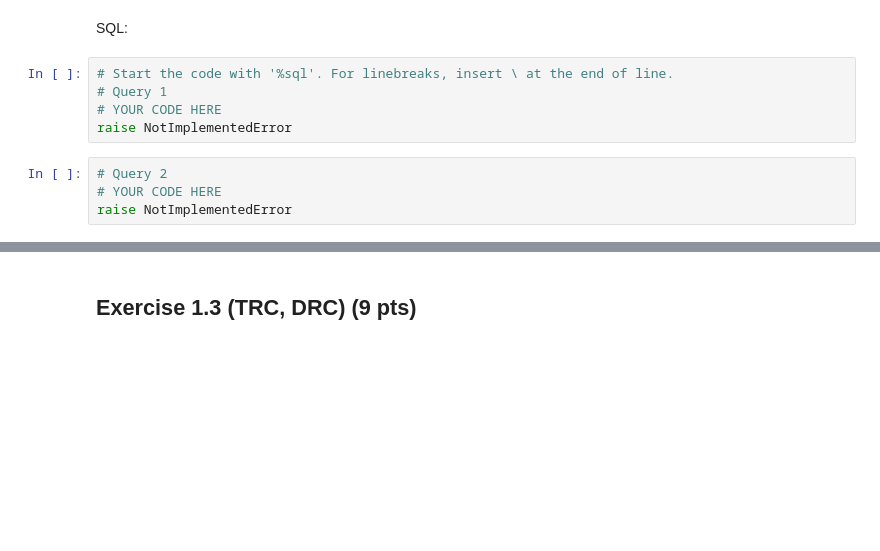
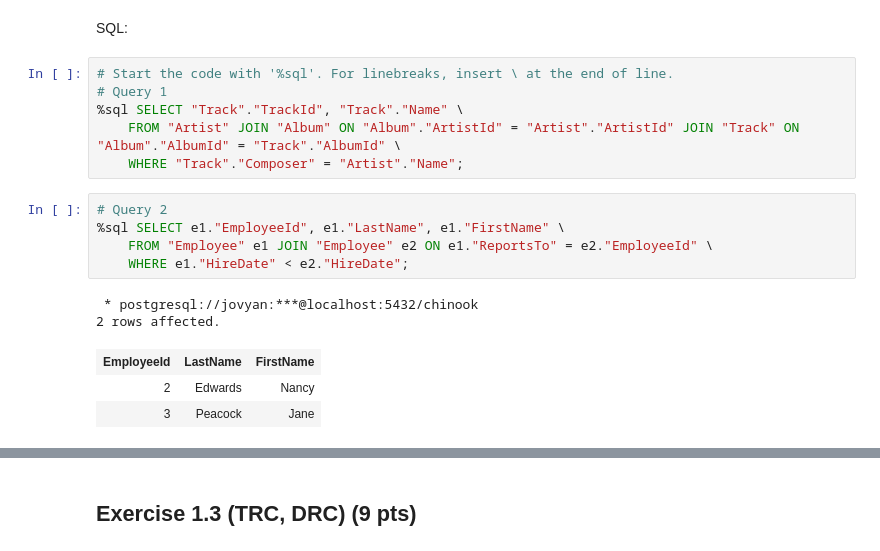
Before and after one commit to CodingTil/2022_23---Implementation-of-Databases---Exercises, a Jupyter notebook: exercise_1/exercise1_2223.ipynb, the cells around one changed output, grey strips where cells are left out. Drawn from its saved outputs; the diff is of its cells as text; blank space fills up the shorter version.

```diff
--- a/exercise_1/exercise1_2223.ipynb
+++ b/exercise_1/exercise1_2223.ipynb
@@ -189,11 +219,19 @@ SQL:
 # %%
 # Start the code with '%sql'. For linebreaks, insert \ at the end of line.
 # Query 1
-# YOUR CODE HERE
-raise NotImplementedError
+%sql SELECT "Track"."TrackId", "Track"."Name" \
+    FROM "Artist" JOIN "Album" ON "Album"."ArtistId" = "Artist"."ArtistId" JOIN "Track" ON "Album"."AlbumId" = "Track"."AlbumId" \
+    WHERE "Track"."Composer" = "Artist"."Name";
 # %%
 # Query 2
-# YOUR CODE HERE
-raise NotImplementedError
+%sql SELECT e1."EmployeeId", e1."LastName", e1."FirstName" \
+    FROM "Employee" e1 JOIN "Employee" e2 ON e1."ReportsTo" = e2."EmployeeId" \
+    WHERE e1."HireDate" < e2."HireDate";
+# %% [output]
+ * postgresql://jovyan:***@localhost:5432/chinook
+2 rows affected.
+| EmployeeId | LastName | FirstName |
+| 2 | Edwards | Nancy |
+| 3 | Peacock | Jane |
 # %%
 # Query 3
```
Also changed, not shown: parts of 12 cells of this notebook, 1 other file.
